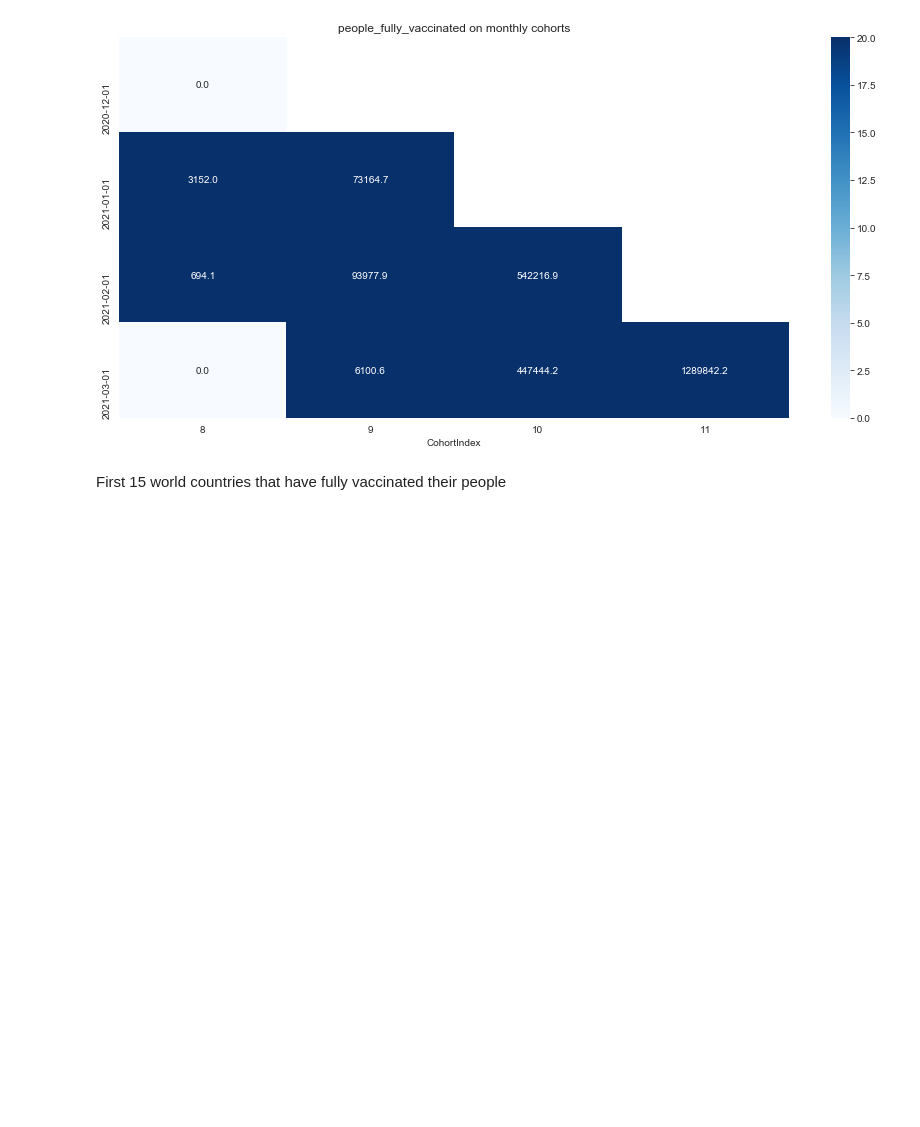
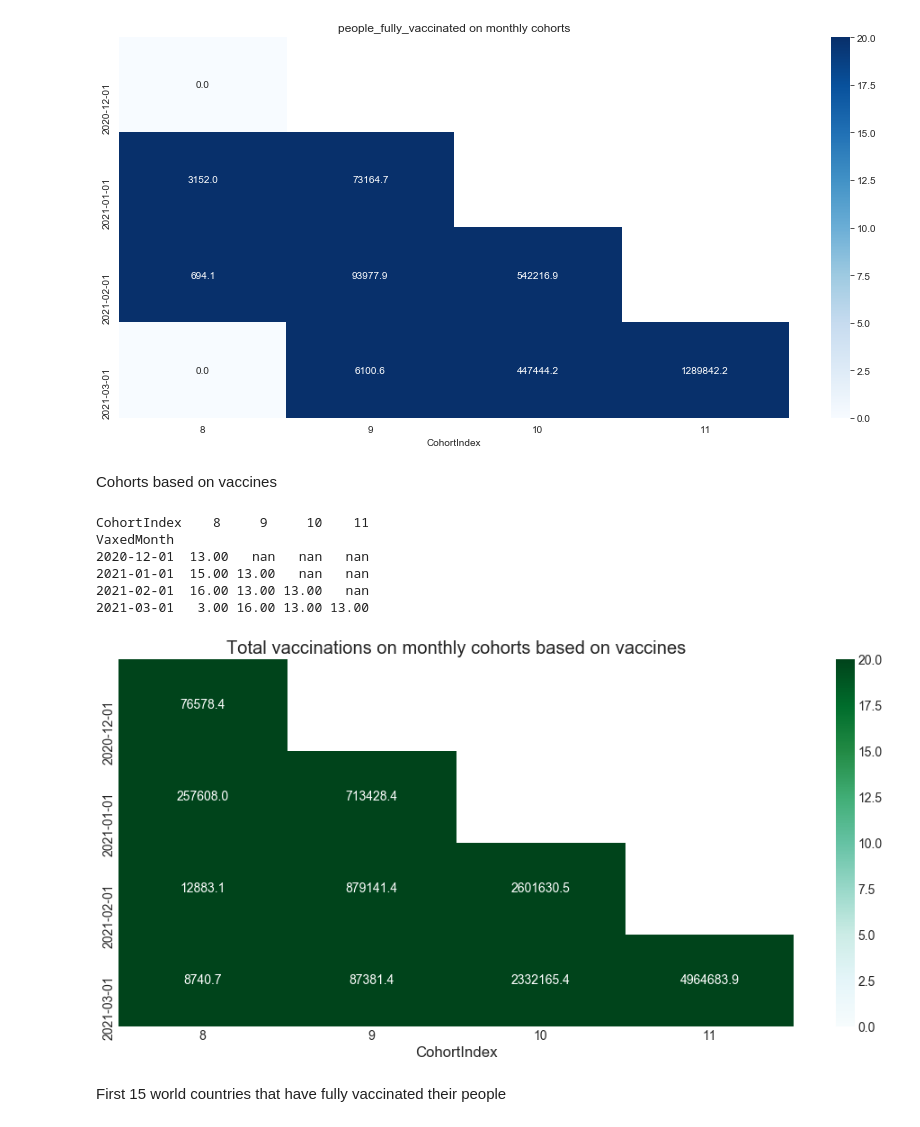
Before and after one commit to simofleanta/Data_coding_preparations, a Jupyter notebook: vax.ipynb, the cells around one changed output. Drawn from its saved outputs; the diff is of its cells as text; code cells hidden in the pictures; blank space fills up the shorter version.

```diff
--- a/vax.ipynb
+++ b/vax.ipynb
@@ -148,6 +148,39 @@ sns.heatmap(data=avg_q, annot=True, vmin=0.0,  fmt = '.1f', vmax=20, cmap='Blues
 plt.show()
 # %% [output]
 [figure]
+# %% [markdown]
+Cohorts based on vaccines
+# %%
+#count monthly cohs
+
+grouping = vax.groupby(['VaxedMonth', 'CohortIndex'])
+cohort_data_v = grouping['vaccines'].apply(pd.Series.nunique)
+
+#return number of unique vals
+cohort_data_v = cohort_data_v.reset_index()
+cohort_counts = cohort_data_v.pivot(index='VaxedMonth', columns='CohortIndex', values='vaccines')
+print(cohort_counts)
+# %% [output]
+CohortIndex    8     9     10    11
+VaxedMonth
+2020-12-01  13.00   nan   nan   nan
+2021-01-01  15.00 13.00   nan   nan
+2021-02-01  16.00 13.00 13.00   nan
+2021-03-01   3.00 16.00 13.00 13.00
+# %%
+grouping = vax.groupby(['VaxedMonth', 'CohortIndex'])
+cohort_data_v = grouping['total_vaccinations'].mean()
+cohort_data_v=cohort_data_v.reset_index()
+avg_q=cohort_data_v.pivot(index='VaxedMonth', columns='CohortIndex', values='total_vaccinations')
+avg_q.round(1)
+avg_q.index=avg_q.index.date
+
+plt.figure(figsize=(15,7))
+plt.title('Total vaccinations on monthly cohorts based on vaccines')
+sns.heatmap(data=avg_q, annot=True, vmin=0.0,  fmt = '.1f', vmax=20, cmap='BuGn')
+plt.show()
+# %% [output]
+[figure, added]
 # %% [markdown]
 First 15 world countries that have fully vaccinated their people
 # %%
```
Also changed, not shown: parts of 10 cells of this notebook, 1 other file.
